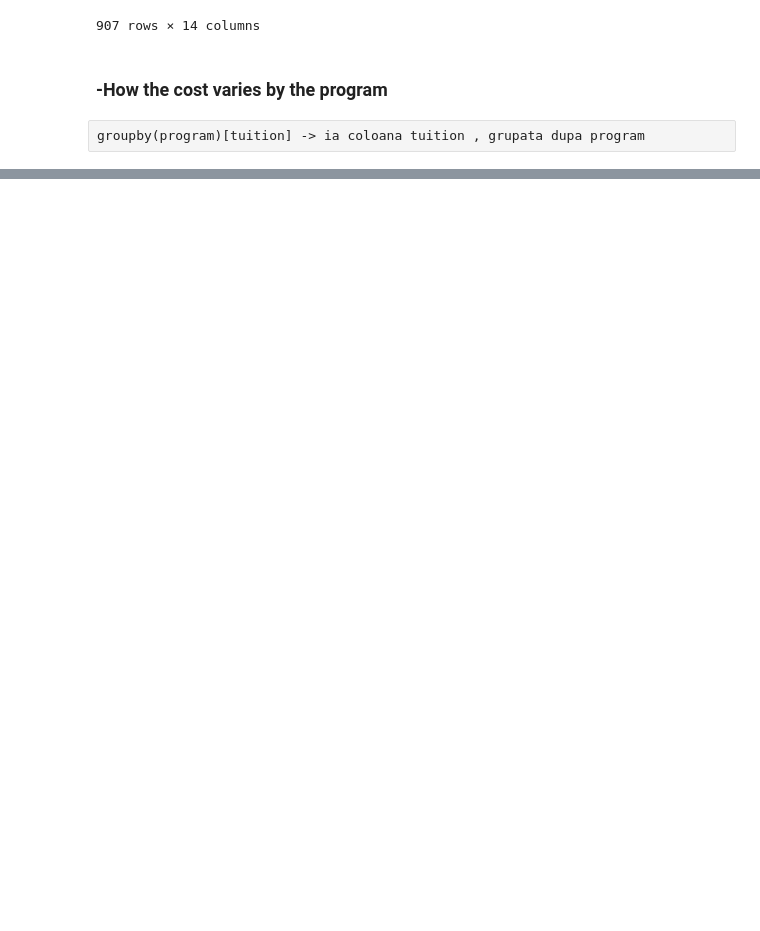
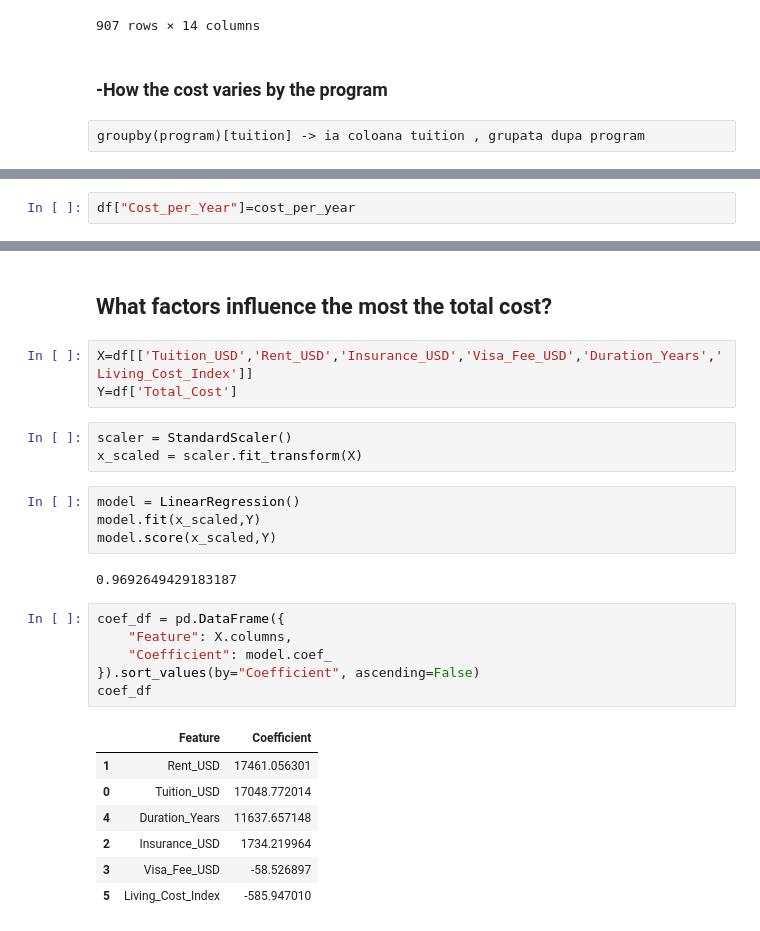
Before and after one commit to glemiu6/International_Education_Costs, a Jupyter notebook: notebook.ipynb, the cells around one changed output, grey strips where cells are left out. Cells and saved outputs as stored; diff of their text form; blank space fills up the shorter version.

```diff
--- a/notebook.ipynb
+++ b/notebook.ipynb
@@ -211,0 +305,2 @@ Passing `palette` without assigning `hue` is deprecated and will be removed in v
+# %%
+df["Cost_per_Year"]=cost_per_year
@@ -211,0 +324,28 @@ Passing `palette` without assigning `hue` is deprecated and will be removed in v
+# %% [markdown]
+## What factors influence the most the total cost?
+# %%
+X=df[['Tuition_USD','Rent_USD','Insurance_USD','Visa_Fee_USD','Duration_Years','Living_Cost_Index']]
+Y=df['Total_Cost']
+# %%
+scaler = StandardScaler()
+x_scaled = scaler.fit_transform(X)
+# %%
+model = LinearRegression()
+model.fit(x_scaled,Y)
+model.score(x_scaled,Y)
+# %% [output]
+0.9692649429183187
+# %%
+coef_df = pd.DataFrame({
+    "Feature": X.columns,
+    "Coefficient": model.coef_
+}).sort_values(by="Coefficient", ascending=False)
+coef_df
+# %% [output]
+|  | Feature | Coefficient |
+| 1 | Rent_USD | 17461.056301 |
+| 0 | Tuition_USD | 17048.772014 |
+| 4 | Duration_Years | 11637.657148 |
+| 2 | Insurance_USD | 1734.219964 |
+| 3 | Visa_Fee_USD | -58.526897 |
+| 5 | Living_Cost_Index | -585.947010 |
```
Also changed, not shown: parts of 18 cells of this notebook.
